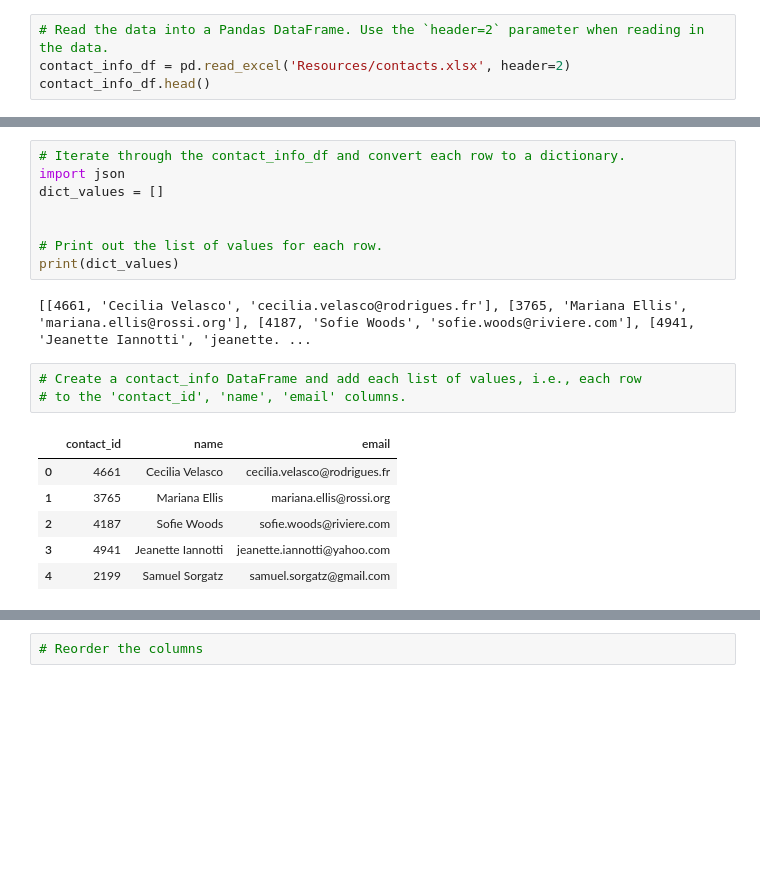
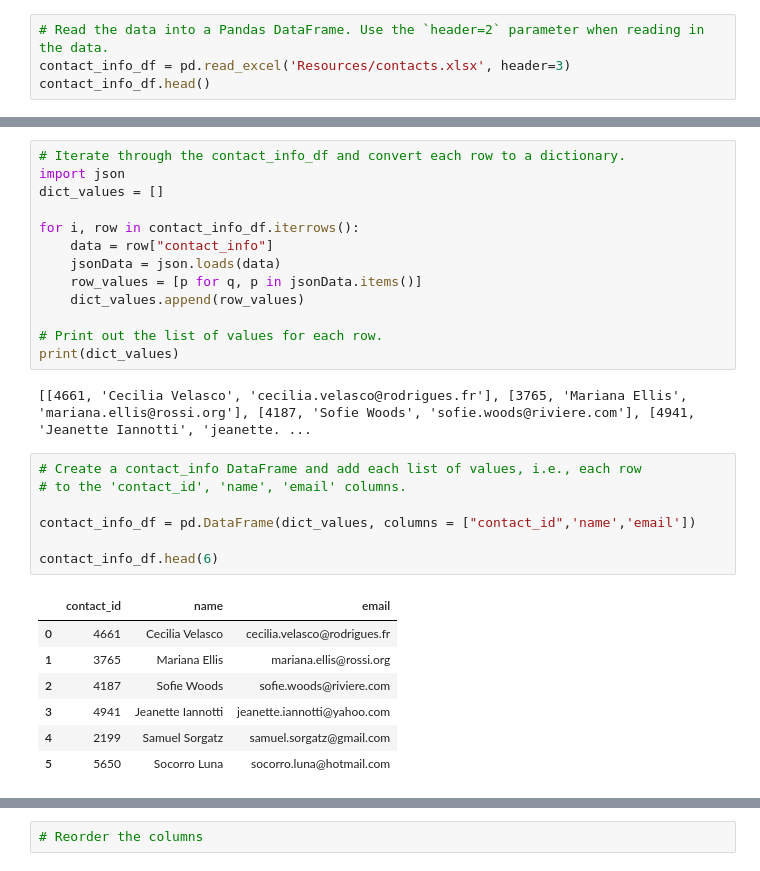
Before and after one commit to cisnerosjp/Crowdfunding_ETL, a Jupyter notebook: ETL_Mini_Project_Starter_Code.ipynb, the cells around one changed output, grey strips where cells are left out. Saved outputs shown, nothing was run; the diff lists cells and outputs as text; blank space fills up the shorter version.

```diff
--- a/ETL_Mini_Project_Starter_Code.ipynb
+++ b/ETL_Mini_Project_Starter_Code.ipynb
@@ -270,7 +270,7 @@ campaign_clean_df.to_csv("Resources/campaign.csv", index=False)
 ### Extract the contacts.xlsx Data.
 # %%
 # Read the data into a Pandas DataFrame. Use the `header=2` parameter when reading in the data.
-contact_info_df = pd.read_excel('Resources/contacts.xlsx', header=2)
+contact_info_df = pd.read_excel('Resources/contacts.xlsx', header=3)
 contact_info_df.head()
 # %% [output]
 |  | contact_info |
@@ -296,6 +296,11 @@ Then export the DataFrame as a `contacts.csv` CSV file.
 import json
 dict_values = []
 
+for i, row in contact_info_df.iterrows():
+    data = row["contact_info"]
+    jsonData = json.loads(data)
+    row_values = [p for q, p in jsonData.items()]
+    dict_values.append(row_values)
 
 # Print out the list of values for each row.
 print(dict_values)
@@ -304,12 +309,17 @@ print(dict_values)
 # %%
 # Create a contact_info DataFrame and add each list of values, i.e., each row
 # to the 'contact_id', 'name', 'email' columns.
+
+contact_info_df = pd.DataFrame(dict_values, columns = ["contact_id",'name','email'])
+
+contact_info_df.head(6)
 # %% [output]
 |  | contact_id | name | email |
 | 0 | 4661 | Cecilia Velasco | cecilia.velasco@rodrigues.fr |
 | 1 | 3765 | Mariana Ellis | mariana.ellis@rossi.org |
 | 2 | 4187 | Sofie Woods | sofie.woods@riviere.com |
 | 3 | 4941 | Jeanette Iannotti | jeanette.iannotti@yahoo.com |
 | 4 | 2199 | Samuel Sorgatz | samuel.sorgatz@gmail.com |
+| 5 | 5650 | Socorro Luna | socorro.luna@hotmail.com |
 # %%
 # Check the datatypes.
```
Also changed, not shown: parts of 2 cells of this notebook.
